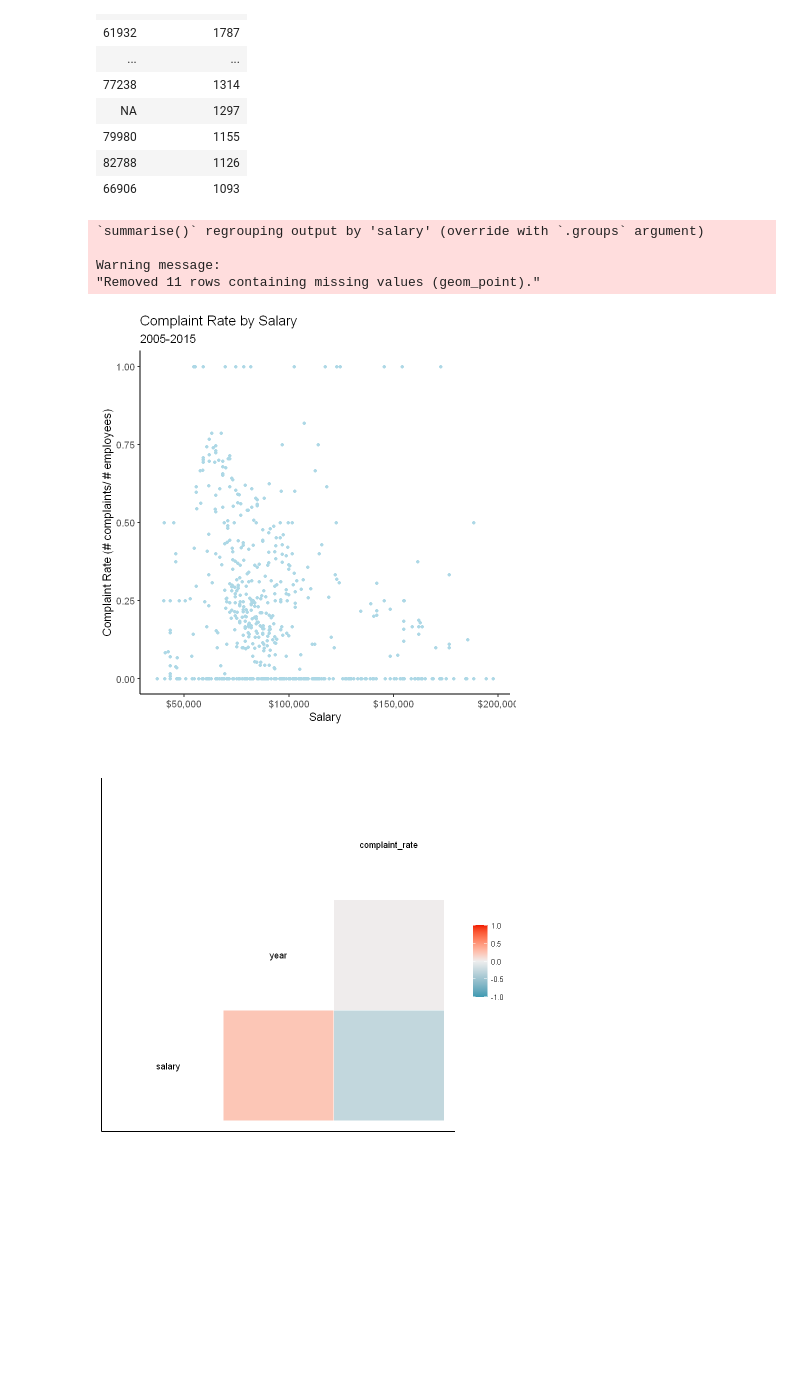
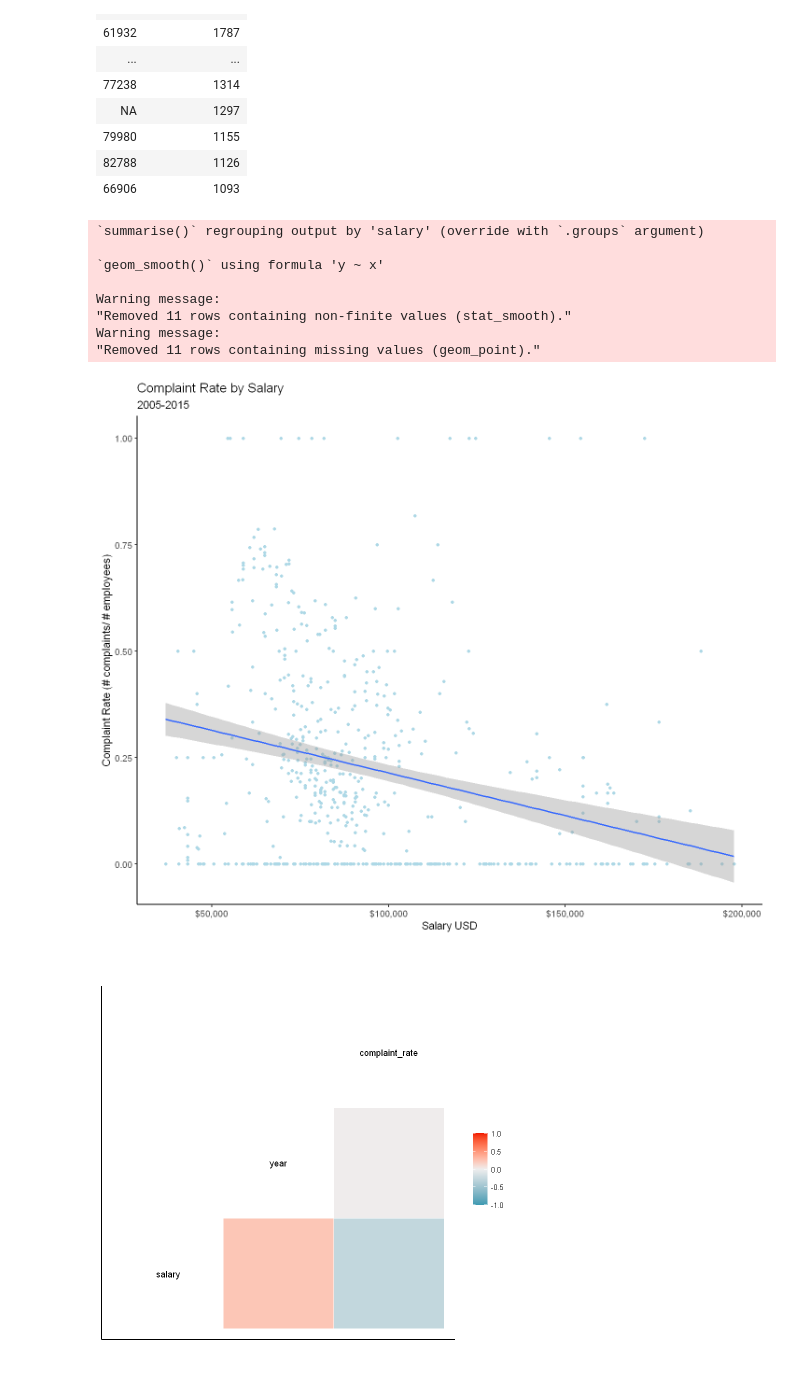
Before and after one commit to micahkwok/Group15, a Jupyter notebook: eda/EDA.ipynb, the cells around one changed output. Saved outputs shown, nothing was run; the diff lists cells and outputs as text; code cells hidden in the pictures; blank space fills up the shorter version.

```diff
--- a/eda/EDA.ipynb
+++ b/eda/EDA.ipynb
@@ -491,22 +474,27 @@ A tibble: 20 × 2
 # %%
 # calculate a complaint rate
 compaint_rates <- df_merged %>%
     group_by(salary, year) %>%
     summarize(num_complaints = sum(!is.na(cr_id)), num_employees = sum(!is.na(UID))) %>%
     mutate(complaint_rate = num_complaints/ num_employees)
 
 #compaint_rates
 
 ggplot(compaint_rates, aes(x = salary, y = complaint_rate)) +
         geom_point(color = "lightblue") +
         scale_x_continuous(labels = scales::label_dollar()) +
-        labs(title="Complaint Rate by Salary", subtitle = "2005-2015", x = "Salary USD", y = "Complaint Rate (# complaints/ # employees)")
+        labs(title="Complaint Rate by Salary", subtitle = "2005-2015", x = "Salary USD", y = "Complaint Rate (# complaints/ # employees)") +
+        geom_smooth(method=lm)
 # %% [output]
 `summarise()` regrouping output by 'salary' (override with `.groups` argument)
 
+`geom_smooth()` using formula 'y ~ x'
+
+Warning message:
+"Removed 11 rows containing non-finite values (stat_smooth)."
 Warning message:
 "Removed 11 rows containing missing values (geom_point)."
-[figure, old version]
+[figure, new version]
 # %%
 compaint_rates %>%
     select(salary, year, complaint_rate) %>%
```
Also changed, not shown: parts of 5 cells of this notebook.
